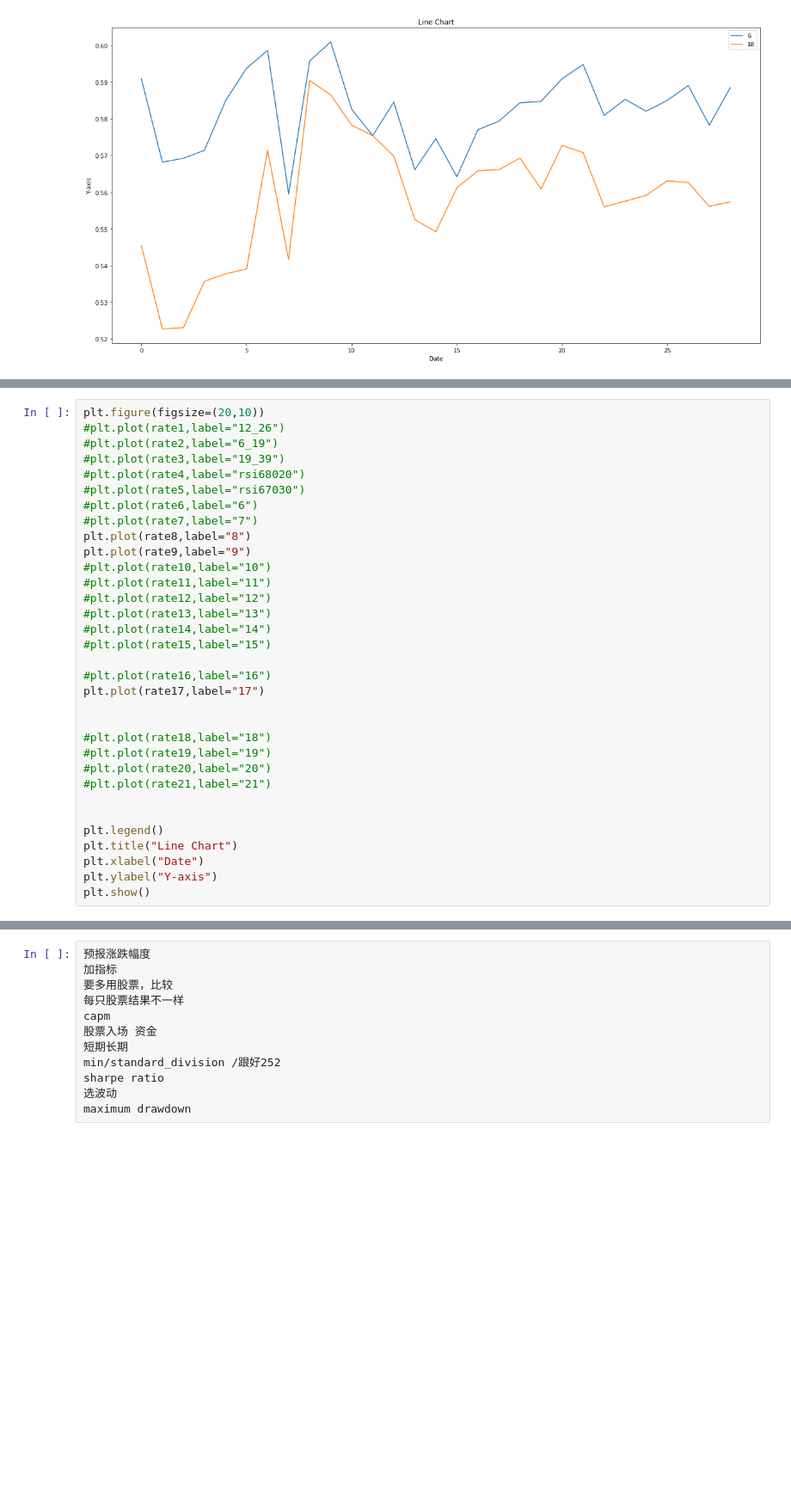
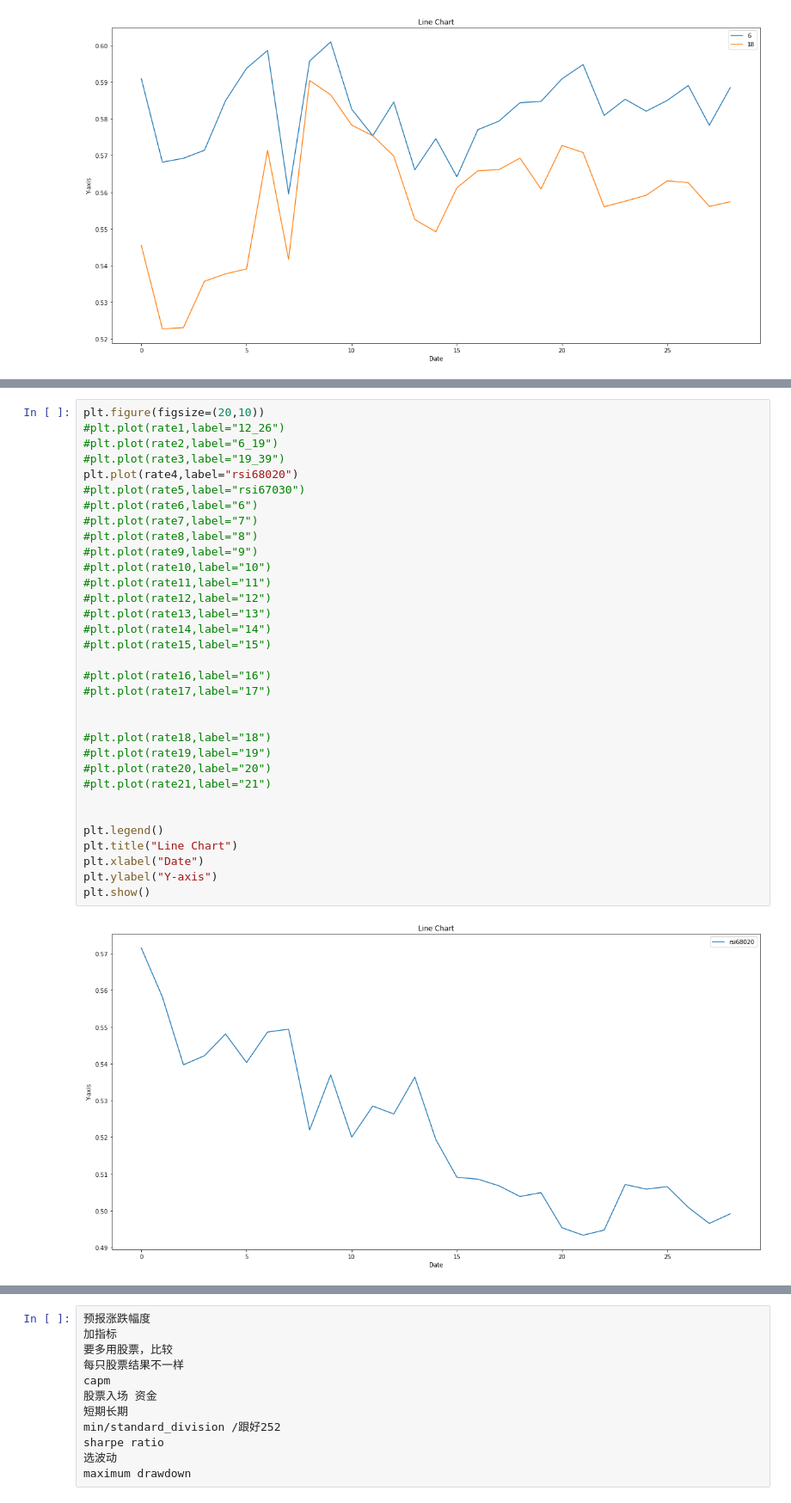
Before and after one commit to Kevinthinker168/ARIN7600-Capstone, a Jupyter notebook: 回测系统.ipynb, the cells around one changed output, grey strips where cells are left out. Shown at 86% size. Cells and saved outputs as stored; diff of their text form; blank space fills up the shorter version.

```diff
--- a/回测系统.ipynb
+++ b/回测系统.ipynb
@@ -2337,34 +2336,36 @@ plt.show()
 # %%
 plt.figure(figsize=(20,10))
 #plt.plot(rate1,label="12_26")
 #plt.plot(rate2,label="6_19")
 #plt.plot(rate3,label="19_39")
-#plt.plot(rate4,label="rsi68020")
+plt.plot(rate4,label="rsi68020")
 #plt.plot(rate5,label="rsi67030")
 #plt.plot(rate6,label="6")
 #plt.plot(rate7,label="7")
-plt.plot(rate8,label="8")
-plt.plot(rate9,label="9")
+#plt.plot(rate8,label="8")
+#plt.plot(rate9,label="9")
 #plt.plot(rate10,label="10")
 #plt.plot(rate11,label="11")
 #plt.plot(rate12,label="12")
 #plt.plot(rate13,label="13")
 #plt.plot(rate14,label="14")
 #plt.plot(rate15,label="15")
 
 #plt.plot(rate16,label="16")
-plt.plot(rate17,label="17")
+#plt.plot(rate17,label="17")
 
 
 #plt.plot(rate18,label="18")
 #plt.plot(rate19,label="19")
 #plt.plot(rate20,label="20")
 #plt.plot(rate21,label="21")
 
 
 plt.legend()
 plt.title("Line Chart")
 plt.xlabel("Date")
 plt.ylabel("Y-axis")
 plt.show()
+# %% [output]
+[figure, added]
 # %%
```
Also changed, not shown: parts of 9 cells of this notebook.
